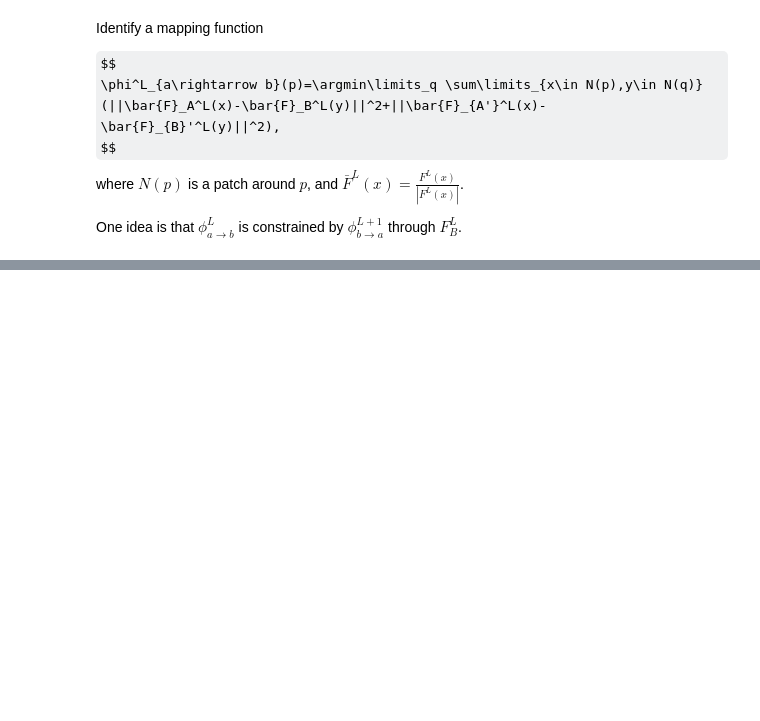
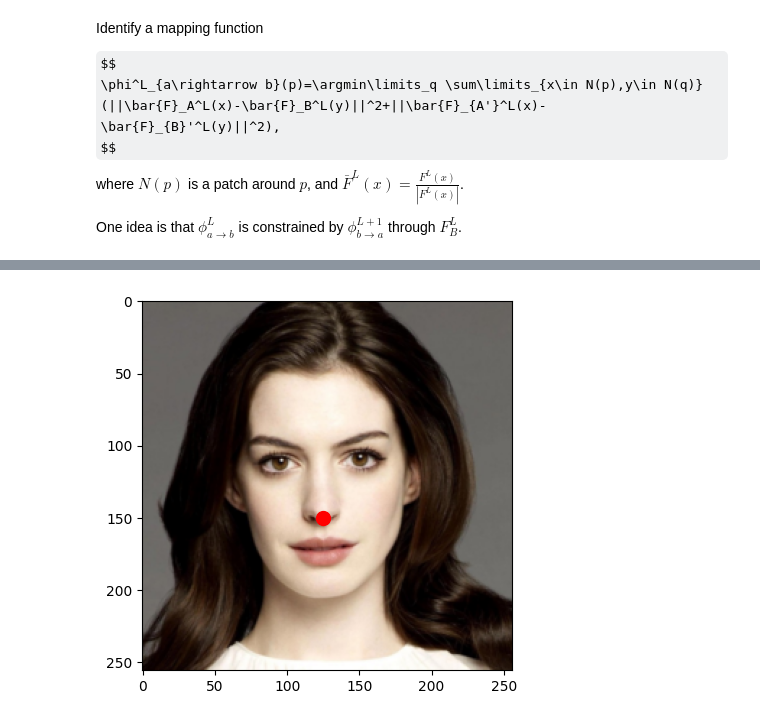
Before and after one commit to JKay15/PKU_CV2024fall, a Jupyter notebook: ImageAnalogy/Deep_Image_Analogy.ipynb, the cells around one changed output, grey strips where cells are left out. Saved outputs shown, nothing was run; the diff lists cells and outputs as text; code cells hidden in the pictures; some formulas as TeX source; blank space fills up the shorter version.

```diff
--- a/ImageAnalogy/Deep_Image_Analogy.ipynb
+++ b/ImageAnalogy/Deep_Image_Analogy.ipynb
@@ -321 +339,10 @@ plt.show()
 [figure]
+# %%
+# get the nose of anni
+location = (125, 150)
+plt.figure()
+plt.imshow(deprocess(A[0]))
+plt.scatter(*location, color='red', s=100)
+plt.show()
+# %% [output]
+[figure, added]
```
Also changed, not shown: parts of 3 cells of this notebook, 1 other file.
